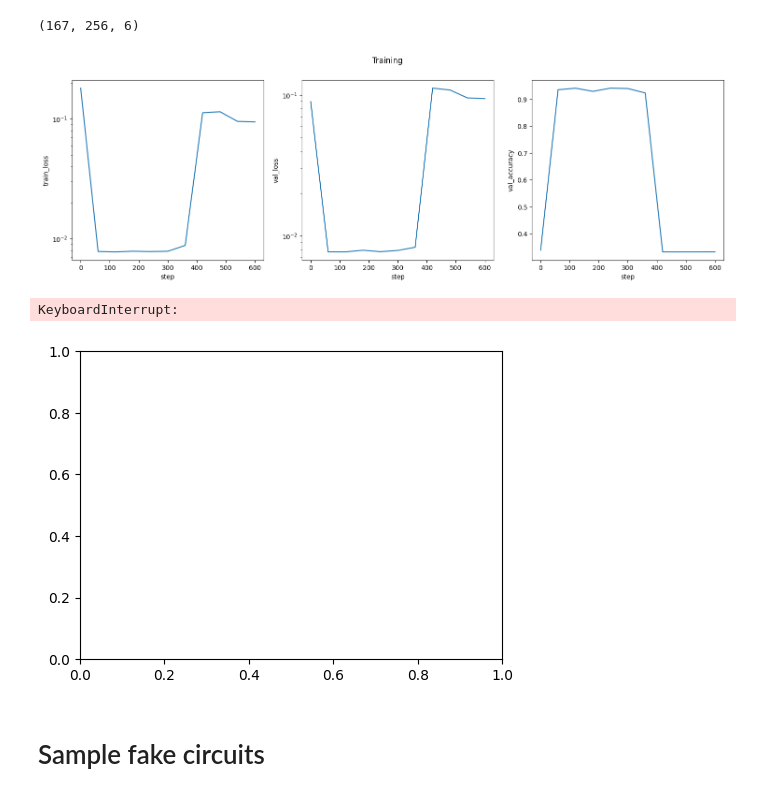
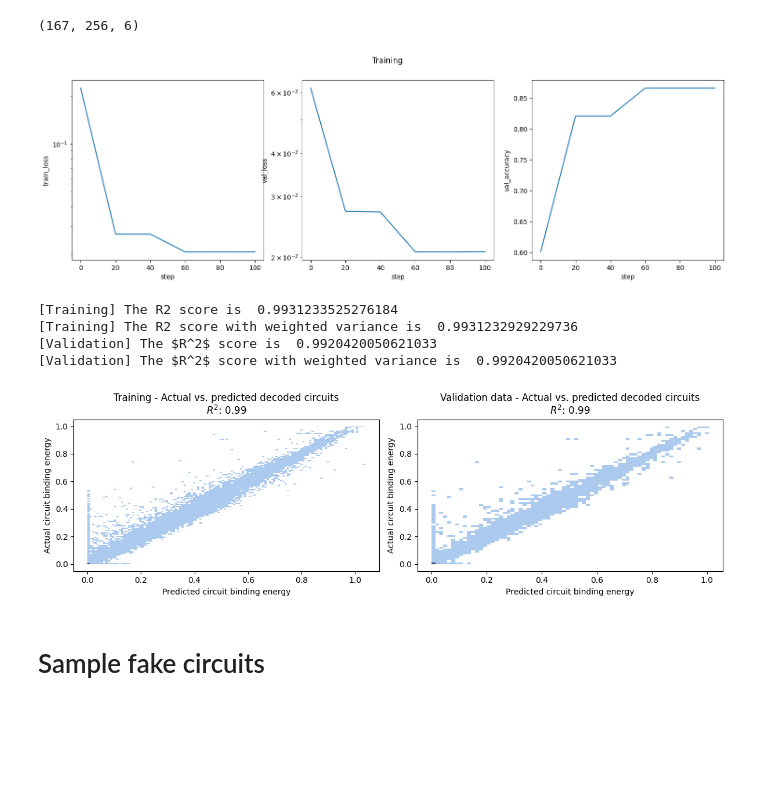
Before and after one commit to olive004/EvoScaper, a Jupyter notebook: notebooks/01_cvae.ipynb, the cells around one changed output. Cells and saved outputs as stored; diff of their text form; code cells hidden in the pictures; blank space fills up the shorter version.

Commit message:
running dataset 0211

```diff
--- a/notebooks/01_cvae.ipynb
+++ b/notebooks/01_cvae.ipynb
@@ -117,7 +120,7 @@ hpos_training = {
     'dropout_rate': 0.1,
     'use_l2_reg': False,
     'l2_reg_alpha': 5e-2,
-    'use_kl_div': True,
+    'use_kl_div': False,
     # inspired by https://github.com/elttaes/VAE-MNIST-Haiku-Jax/blob/main/cVAE_mnist.ipynb
     'kl_weight': 2e-4,
     'use_grad_clipping': False,
@@ -570,7 +576,7 @@ fn_saves = os.path.join('data', '01_cvae', '2025_02_11__10_58_50', 'saves_2025_0
 fn_saves = os.path.join('data', '01_cvae', '2025_02_11__13_43_57', 'saves_2025_02_11__13_43_57_ds1205_noKL')  # Re-do `saves_2025_01_14__17_44_21_sens` without KL + (sens, overshoot/initial)
 fn_saves = os.path.join('data', '01_cvae', '2025_02_11__20_41_02', 'saves_2025_02_11__20_41_02_ds0211')  # New dataset `2025_02_11__13_56_51` with sensitivity
 fn_saves = os.path.join('data', '01_cvae', '2025_02_11__20_49_57', 'saves_2025_02_11__20_49_57_ds0211_noneg')  # New dataset `2025_02_11__13_56_51` with sensitivity, no negative prep
-fn_saves = os.path.join('data', '01_cvae', '2025_02_11__20_49_57', 'saves_2025_02_11__20_49_57_ds0211_noneg')  # New dataset `2025_02_11__13_56_51` KL weight 2e-4
+fn_saves = os.path.join('data', '01_cvae', '2025_02_17__17_01_05', 'saves_2025_02_17__17_01_05_ds0211')  # New dataset `2025_02_11__13_56_51`
 saves_loaded = load_json_as_dict(fn_saves)
 
 p = saves_loaded[str(list(saves_loaded.keys())[-1])]['params']
@@ -602,40 +608,46 @@ plt.suptitle('Training')
 
 plt.show()
 # %% [output]
-[figure, old version]
+[figure, new version]
 # %%
 fig = plt.figure(figsize=(2*6, 4))
 
 ax = plt.subplot(1,2,1)
 g = sns.histplot(x=pred_y.flatten(), y=y.flatten(), palette='viridis')
 # g = sns.scatterplot(x=pred_y.flatten(), y=y.flatten(), alpha=0.1, hue=np.sqrt(np.abs(pred_y.flatten() - y.flatten())), palette='viridis')
 # g.legend_.set_title('Sqare root of difference')
 plt.title(f'Training - Actual vs. predicted decoded circuits\n$R^2$: {r2_score(y.flatten(), pred_y.flatten()):.2f}')
 plt.xlabel('Predicted circuit binding energy')
 plt.ylabel('Actual circuit binding energy')
 
 print('[Training] The R2 score is ', r2_score(y.flatten(), pred_y.flatten()))
 print('[Training] The R2 score with weighted variance is ', r2_score(
     y.flatten(), pred_y.flatten(), multioutput='variance_weighted'))
 
 pred_y_val = model(p, PRNG, x_val, cond_val)
 
 ax = plt.subplot(1,2,2)
 g = sns.histplot(x=pred_y_val.flatten(), y=y_val.flatten(), palette='viridis')
 # g = sns.scatterplot(x=pred_y_val.flatten(), y=y_val.flatten(), alpha=0.1, hue=np.sqrt(np.abs(pred_y_val.flatten() - y_val.flatten())), palette='viridis')
 # g.legend_.set_title('Sqare root of difference')
 plt.title(f'Validation data - Actual vs. predicted decoded circuits\n$R^2$: {r2_score(y_val.flatten(), pred_y_val.flatten()):.2f}')
 plt.xlabel('Predicted circuit binding energy')
 plt.ylabel('Actual circuit binding energy')
 
 print(f'[Validation] The $R^2$ score is ', r2_score(y_val.flatten(), pred_y_val.flatten()))
 print(f'[Validation] The $R^2$ score with weighted variance is ', r2_score(
     y_val.flatten(), pred_y_val.flatten(), multioutput='variance_weighted'))
 
+plt.tight_layout(rect=[0, 0, 1, 0.95])
+plt.savefig(os.path.join(top_write_dir, 'parity.png'), transparent=True, dpi=300)
+
 plt.show()
 # %% [output]
-KeyboardInterrupt:
+[Training] The R2 score is  0.9931233525276184
+[Training] The R2 score with weighted variance is  0.9931232929229736
+[Validation] The $R^2$ score is  0.9920420050621033
+[Validation] The $R^2$ score with weighted variance is  0.9920420050621033
-[figure, old version]
+[figure, new version]
 # %% [markdown]
 # Sample fake circuits
 # %%
```
Also changed, not shown: parts of 12 cells of this notebook.
